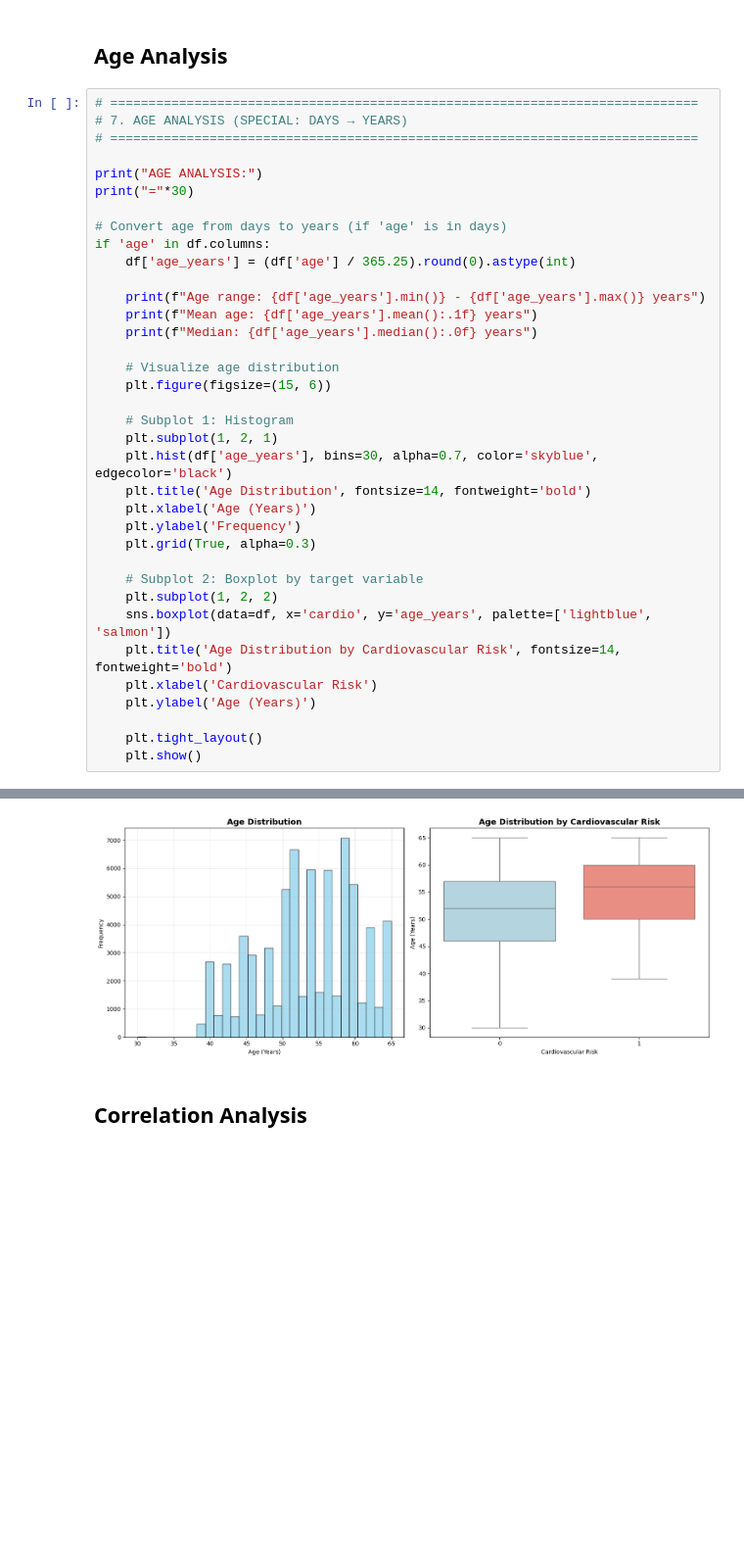
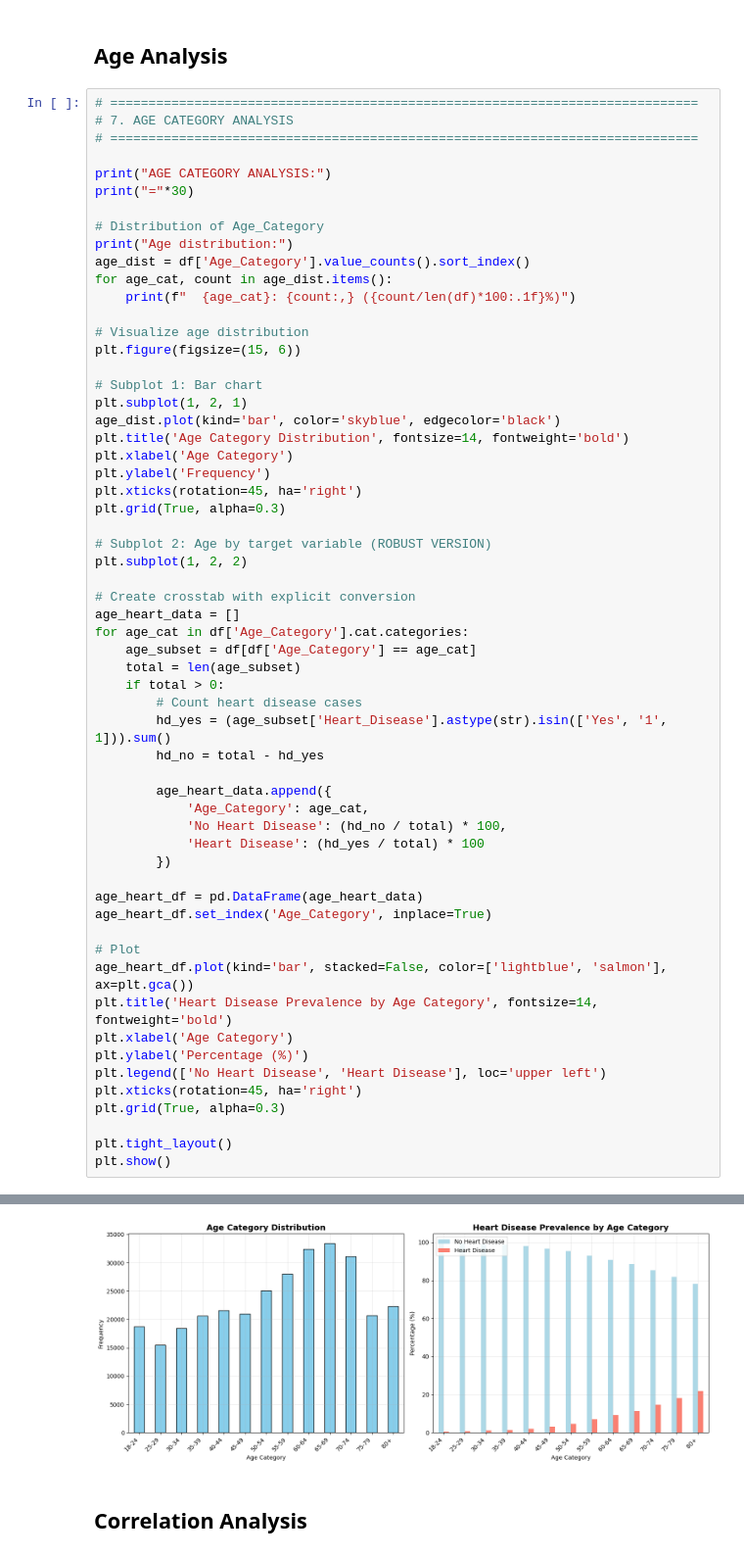
Before and after one commit to eyyuboeztuerk-arch/DPP-Stackfuel-Data-Science-Projekt, a Jupyter notebook: notebooks/01_exploration.ipynb, the cells around one changed output, grey strips where cells are left out. Shown at 98% size. Saved outputs shown, nothing was run; the diff lists cells and outputs as text; blank space fills up the shorter version.

Commit message:
update age distribution analysis in 01_exploration.ipynb due to change of used dataset

```diff
--- a/notebooks/01_exploration.ipynb
+++ b/notebooks/01_exploration.ipynb
@@ -522,38 +522,61 @@ SMOKING_HISTORY:
 ## Age Analysis
 # %%
 # =============================================================================
-# 7. AGE ANALYSIS (SPECIAL: DAYS → YEARS)
+# 7. AGE CATEGORY ANALYSIS
 # =============================================================================
 
-print("AGE ANALYSIS:")
+print("AGE CATEGORY ANALYSIS:")
 print("="*30)
 
-# Convert age from days to years (if 'age' is in days)
-if 'age' in df.columns:
-    df['age_years'] = (df['age'] / 365.25).round(0).astype(int)
+# Distribution of Age_Category
+print("Age distribution:")
+age_dist = df['Age_Category'].value_counts().sort_index()
+for age_cat, count in age_dist.items():
+    print(f"  {age_cat}: {count:,} ({count/len(df)*100:.1f}%)")
 
-    print(f"Age range: {df['age_years'].min()} - {df['age_years'].max()} years")
-    print(f"Mean age: {df['age_years'].mean():.1f} years")
-    print(f"Median: {df['age_years'].median():.0f} years")
+# Visualize age distribution
+plt.figure(figsize=(15, 6))
 
-    # Visualize age distribution
-    plt.figure(figsize=(15, 6))
+# Subplot 1: Bar chart
+plt.subplot(1, 2, 1)
+age_dist.plot(kind='bar', color='skyblue', edgecolor='black')
+plt.title('Age Category Distribution', fontsize=14, fontweight='bold')
+plt.xlabel('Age Category')
+plt.ylabel('Frequency')
+plt.xticks(rotation=45, ha='right')
+plt.grid(True, alpha=0.3)
 
-    # Subplot 1: Histogram
-    plt.subplot(1, 2, 1)
-    plt.hist(df['age_years'], bins=30, alpha=0.7, color='skyblue', edgecolor='black')
-    plt.title('Age Distribution', fontsize=14, fontweight='bold')
-    plt.xlabel('Age (Years)')
-    plt.ylabel('Frequency')
-    plt.grid(True, alpha=0.3)
+# Subplot 2: Age by target variable (ROBUST VERSION)
+plt.subplot(1, 2, 2)
 
-    # Subplot 2: Boxplot by target variable
-    plt.subplot(1, 2, 2)
-    sns.boxplot(data=df, x='cardio', y='age_years', palette=['lightblue', 'salmon'])
-    plt.title('Age Distribution by Cardiovascular Risk', fontsize=14, fontweight='bold')
-    plt.xlabel('Cardiovascular Risk')
-    plt.ylabel('Age (Years)')
+# Create crosstab with explicit conversion
+age_heart_data = []
+for age_cat in df['Age_Category'].cat.categories:
+    age_subset = df[df['Age_Category'] == age_cat]
+    total = len(age_subset)
+    if total > 0:
+        # Count heart disease cases
+        hd_yes = (age_subset['Heart_Disease'].astype(str).isin(['Yes', '1', 1])).sum()
+        hd_no = total - hd_yes
 
-    plt.tight_layout()
-    plt.show()
+        age_heart_data.append({
+            'Age_Category': age_cat,
+            'No Heart Disease': (hd_no / total) * 100,
+            'Heart Disease': (hd_yes / total) * 100
+        })
+
+age_heart_df = pd.DataFrame(age_heart_data)
+age_heart_df.set_index('Age_Category', inplace=True)
+
+# Plot
+age_heart_df.plot(kind='bar', stacked=False, color=['lightblue', 'salmon'], ax=plt.gca())
+plt.title('Heart Disease Prevalence by Age Category', fontsize=14, fontweight='bold')
+plt.xlabel('Age Category')
+plt.ylabel('Percentage (%)')
+plt.legend(['No Heart Disease', 'Heart Disease'], loc='upper left')
+plt.xticks(rotation=45, ha='right')
+plt.grid(True, alpha=0.3)
+
+plt.tight_layout()
+plt.show()
 # %% [output]
@@ -565,4 +599,4 @@ Median: 54 years
-[figure, old version]
+[figure, new version]
 # %% [markdown]
 ## Correlation Analysis
 # %%
```
Also changed, not shown: parts of 2 cells of this notebook.
